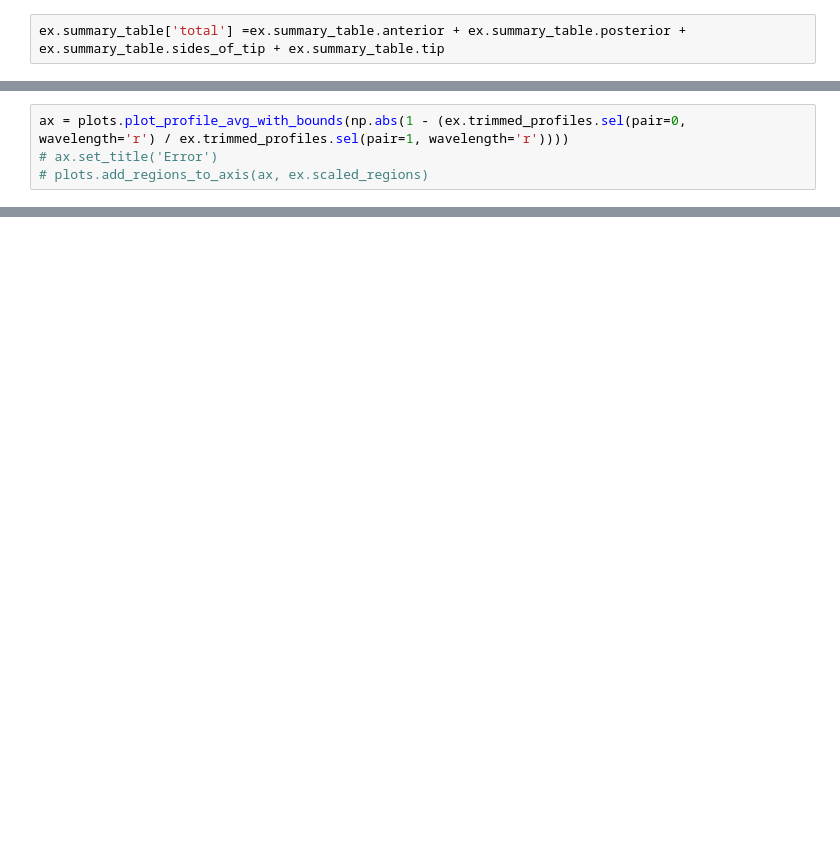
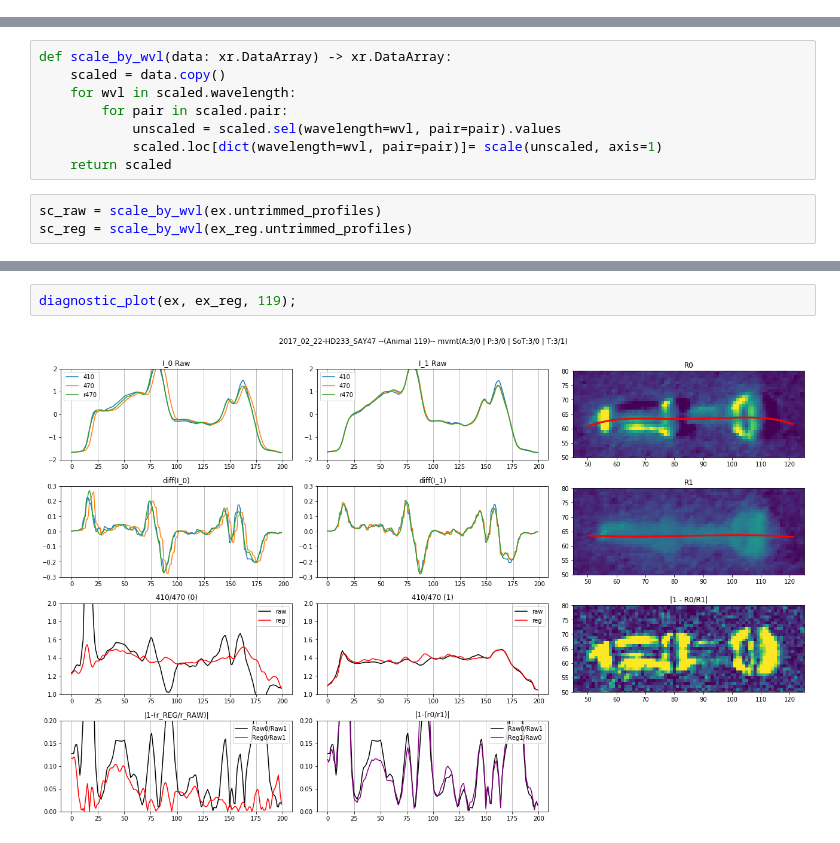
Before and after one commit to ApfeldLab/pharynx_redox, a Jupyter notebook: python/notebooks/MATLAB FDA.ipynb, the cells around one changed output, grey strips where cells are left out. Cells and saved outputs as stored; diff of their text form; blank space fills up the shorter version.

```diff
--- a/python/notebooks/MATLAB FDA.ipynb
+++ b/python/notebooks/MATLAB FDA.ipynb
@@ -335,2 +130,0 @@ reg_profile_data = profile_processing.register_profiles(ex.raw_profiles, warp_la
-# %%
-ex.summary_table['total'] =ex.summary_table.anterior + ex.summary_table.posterior + ex.summary_table.sides_of_tip + ex.summary_table.tip
@@ -367,4 +130,0 @@ plots.plot_profile_avg_with_bounds(np.abs(ex.trimmed_profiles.sel(pair=0, wavele
-# %%
-ax = plots.plot_profile_avg_with_bounds(np.abs(1 - (ex.trimmed_profiles.sel(pair=0, wavelength='r') / ex.trimmed_profiles.sel(pair=1, wavelength='r'))))
-# ax.set_title('Error')
-# plots.add_regions_to_axis(ax, ex.scaled_regions)
@@ -372,0 +147,11 @@ ax = plots.plot_profile_avg_with_bounds(np.abs(1 - (ex.trimmed_profiles.sel(pair
+# %%
+def scale_by_wvl(data: xr.DataArray) -> xr.DataArray:
+    scaled = data.copy()
+    for wvl in scaled.wavelength:
+        for pair in scaled.pair:
+            unscaled = scaled.sel(wavelength=wvl, pair=pair).values
+            scaled.loc[dict(wavelength=wvl, pair=pair)]= scale(unscaled, axis=1)
+    return scaled
+# %%
+sc_raw = scale_by_wvl(ex.untrimmed_profiles)
+sc_reg = scale_by_wvl(ex_reg.untrimmed_profiles)
@@ -372,0 +287,4 @@ ax = plots.plot_profile_avg_with_bounds(np.abs(1 - (ex.trimmed_profiles.sel(pair
+# %%
+diagnostic_plot(ex, ex_reg, 119);
+# %% [output]
+[figure, added]
```
Also changed, not shown: parts of 32 cells of this notebook, 15 other files.
